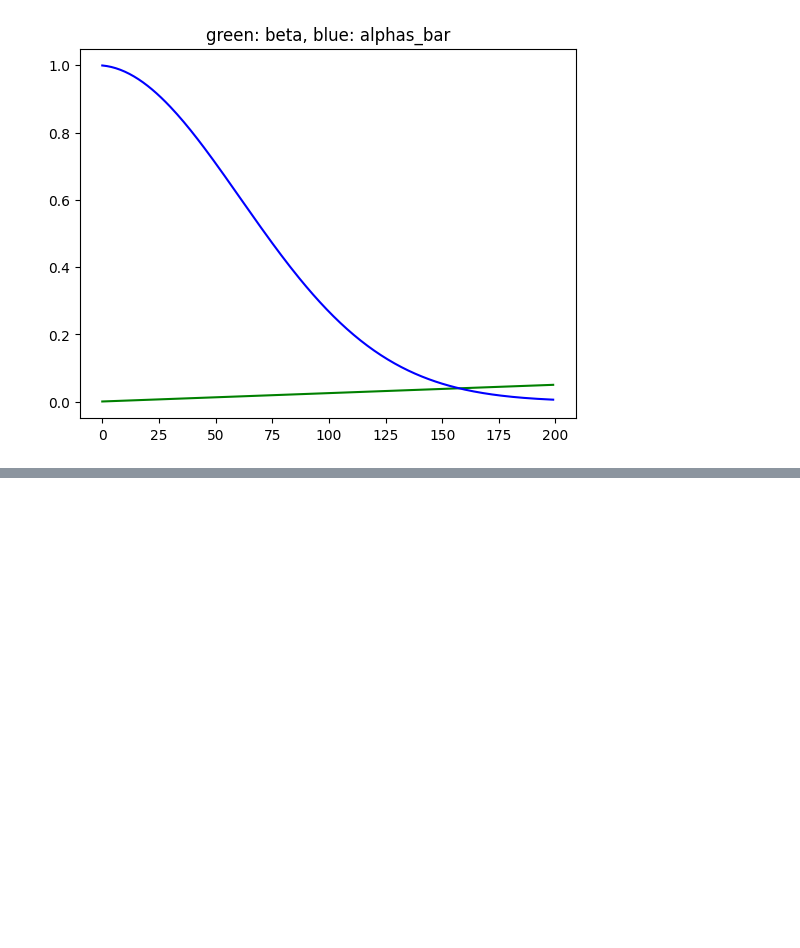
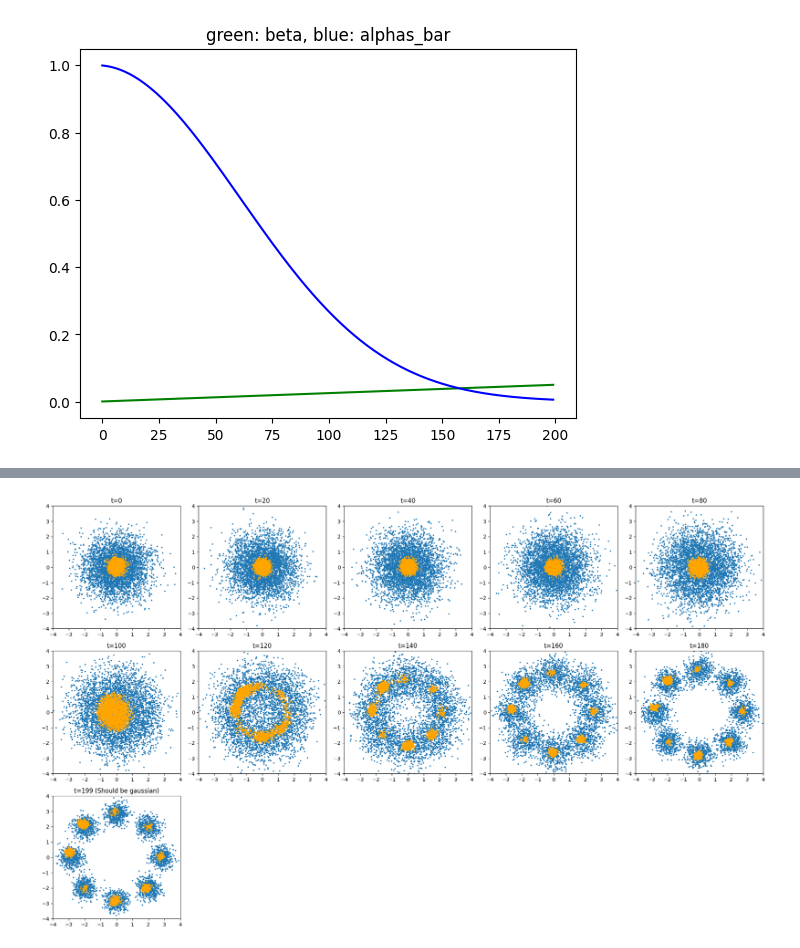
Before and after one commit to MyeongGuJo/hayaku-250322, a Jupyter notebook: hayaku_diffusion.ipynb, the cells around one changed output, grey strips where cells are left out. Cells and saved outputs as stored; diff of their text form; code cells hidden in the pictures; blank space fills up the shorter version.

```diff
--- a/hayaku_diffusion.ipynb
+++ b/hayaku_diffusion.ipynb
@@ -554,0 +423,33 @@ model.load_state_dict(torch.load('cfg_3d_unet.nn').state_dict())
+# %%
+fig, axs = plt.subplots(n_rows, n_cols, figsize=(20, 4 * n_rows))
+axs = axs.flatten()
+
+x = torch.tensor(sample2d(dataset_name, batch_size=4000)).to(device)
+
+for i in range(n_total):
+    ax = axs[i]
+    if i < n_plot:
+        t = (n_step // n_plot) * i  # t will be 0, 20, 40, ... up to 180 if n_step=200
+        x_diffused = diffuse(x, n_step - t - 1).cpu()
+        samples = samples_traj[t]
+        ax.scatter(x_diffused[:, 0], x_diffused[:, 1], s=3, label="original")
+        ax.scatter(samples[:, 0], samples[:, 1], s=3, color="orange", label="Generated")
+        ax.set_title(f't={t}')
+    else:
+        t = n_step - 1  # 마지막은 t=199로 설정
+        x_diffused = diffuse(x, n_step - t - 1).cpu()
+        samples = samples_traj[t]
+        ax.scatter(x_diffused[:, 0], x_diffused[:, 1], s=3, label="original")
+        ax.scatter(samples[:, 0], samples[:, 1], s=3, color="orange", label="Generated")
+        ax.set_title(f't={t} (Should be gaussian)')
+    ax.set_xlim([-4, 4])
+    ax.set_ylim([-4, 4])
+
+# Hide any unused subplots if they exist
+for j in range(n_total, len(axs)):
+    axs[j].axis('off')
+
+plt.tight_layout()
+plt.show()
+# %% [output]
+[figure, added]
```
Also changed, not shown: parts of 33 cells of this notebook.
